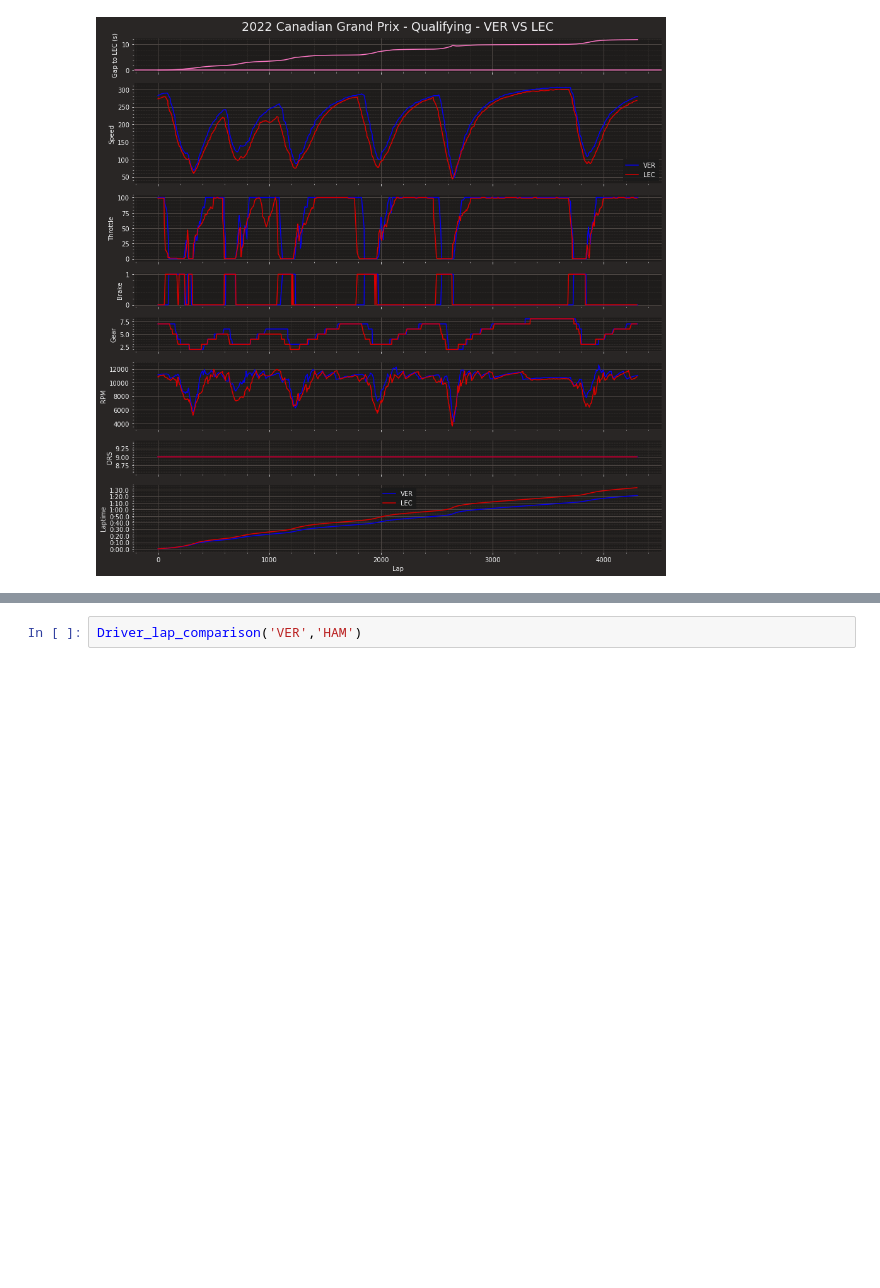
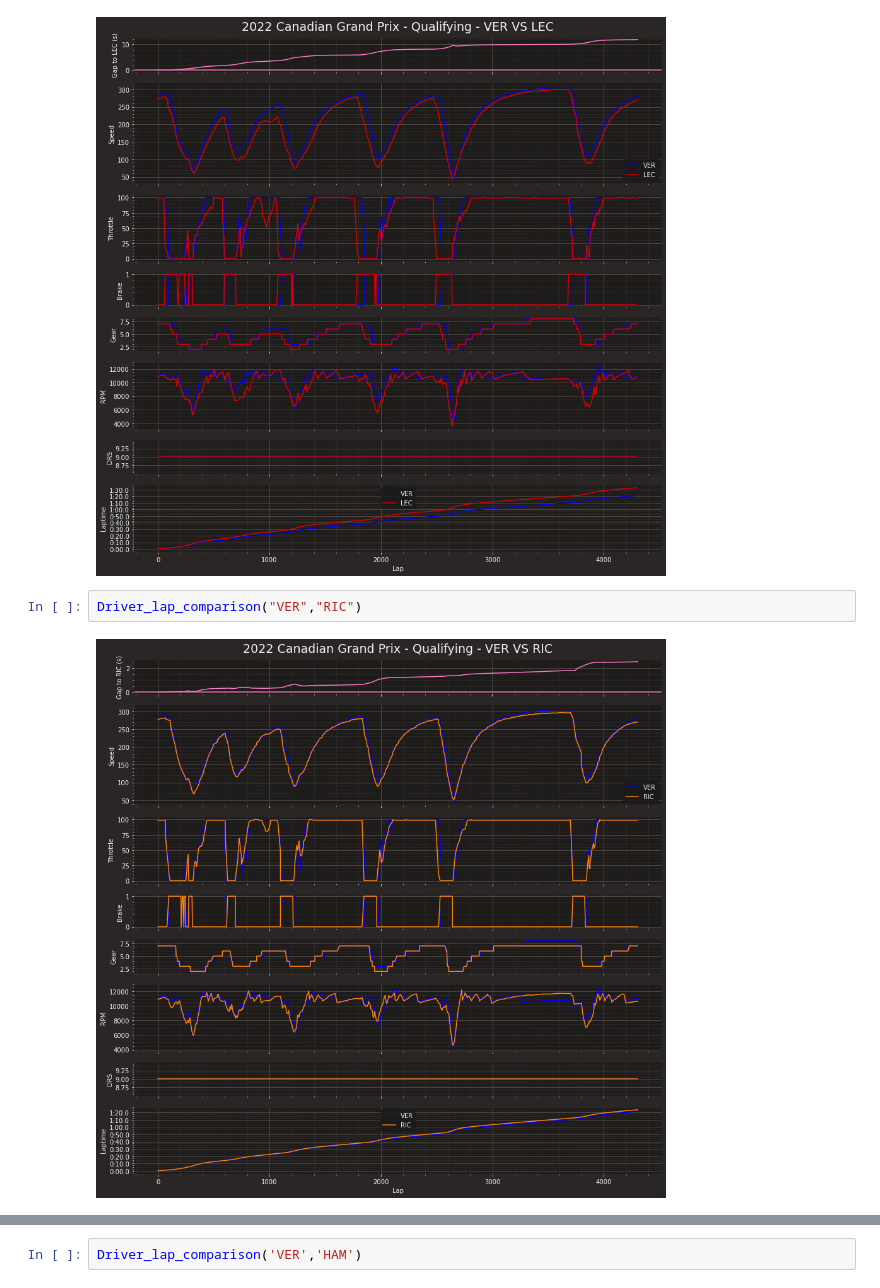
Before and after one commit to CamStevens15/F1_2022_race_analytics, a Jupyter notebook: Code_Analysis/Canadian_GP2022.ipynb, the cells around one changed output, grey strips where cells are left out. Cells and saved outputs as stored; diff of their text form; blank space fills up the shorter version.

Commit message:
add more dirver comparison data

```diff
--- a/Code_Analysis/Canadian_GP2022.ipynb
+++ b/Code_Analysis/Canadian_GP2022.ipynb
@@ -170,3 +170,7 @@ def Driver_lap_comparison(driver_1, driver_2):
 Driver_lap_comparison('VER','LEC')
 # %% [output]
 [figure]
+# %%
+Driver_lap_comparison("VER","RIC")
+# %% [output]
+[figure, added]
```
Also changed, not shown: parts of 1 cell of this notebook.
